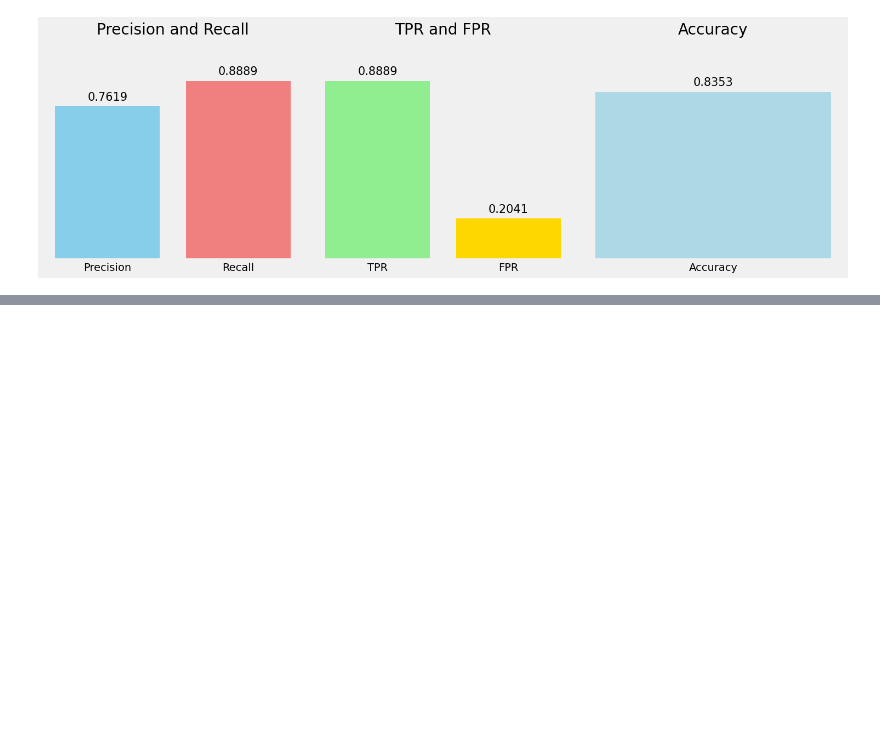
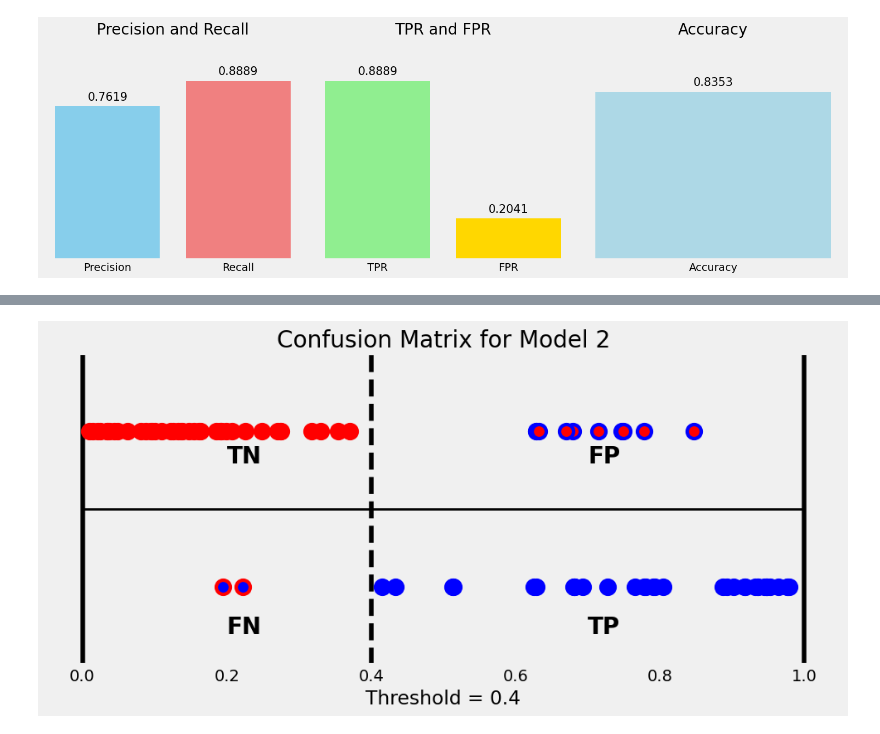
Before and after one commit to TomazFilgueira/UFRN-ML-2025-1, a Jupyter notebook: heart_disease_classification.ipynb, the cells around one changed output, grey strips where cells are left out. Cells and saved outputs as stored; diff of their text form; code cells hidden in the pictures; blank space fills up the shorter version.

```diff
--- a/heart_disease_classification.ipynb
+++ b/heart_disease_classification.ipynb
@@ -789,0 +916,5 @@ plot_metrics(precision2, recall2, acc2, tpr2, fpr2)
+# %%
+#Confusion Matrix from Validation dataset
+fig = figure10(y_val_model2, probabilities_model2_val, threshold, 0.05, True,title="Confusion Matrix for Model 2")
+# %% [output]
+[figure, added]
```
Also changed, not shown: parts of 15 cells of this notebook.
